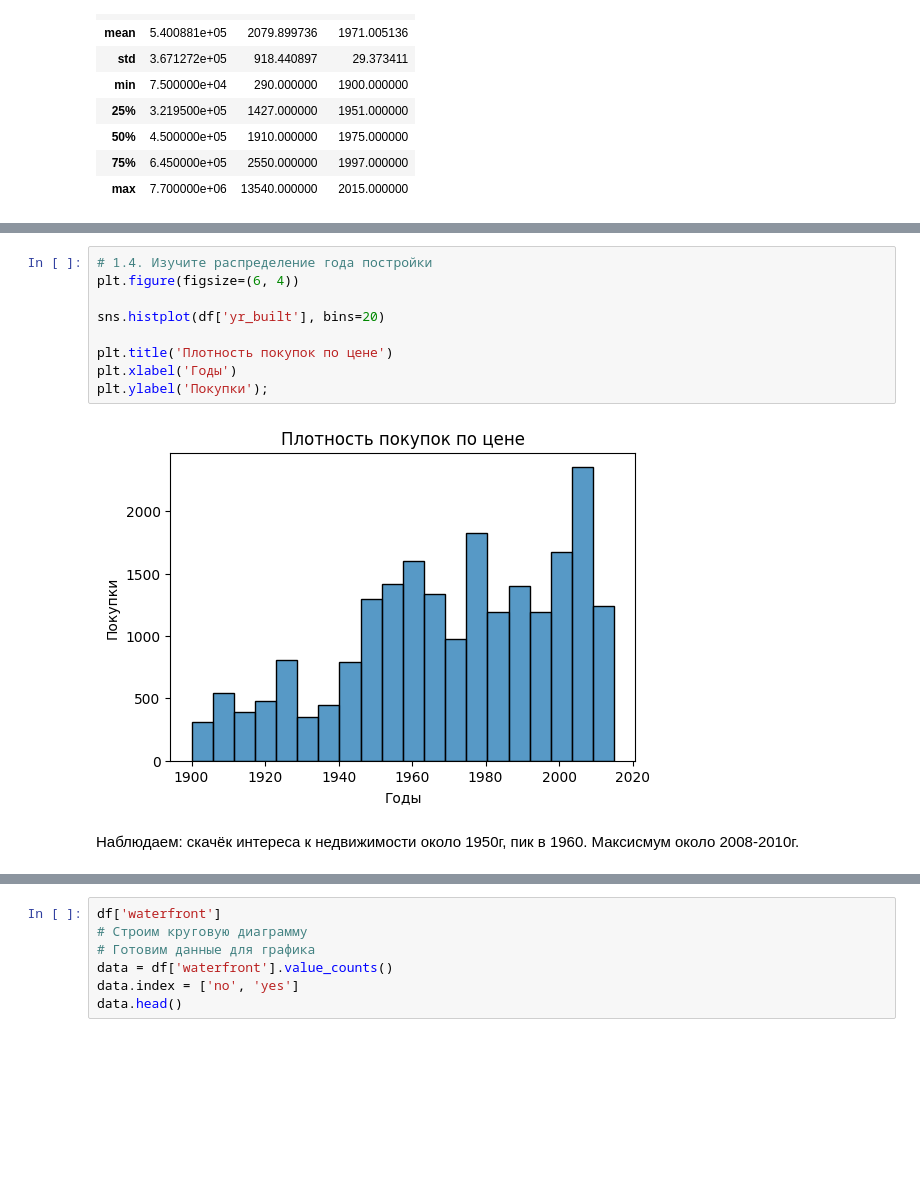
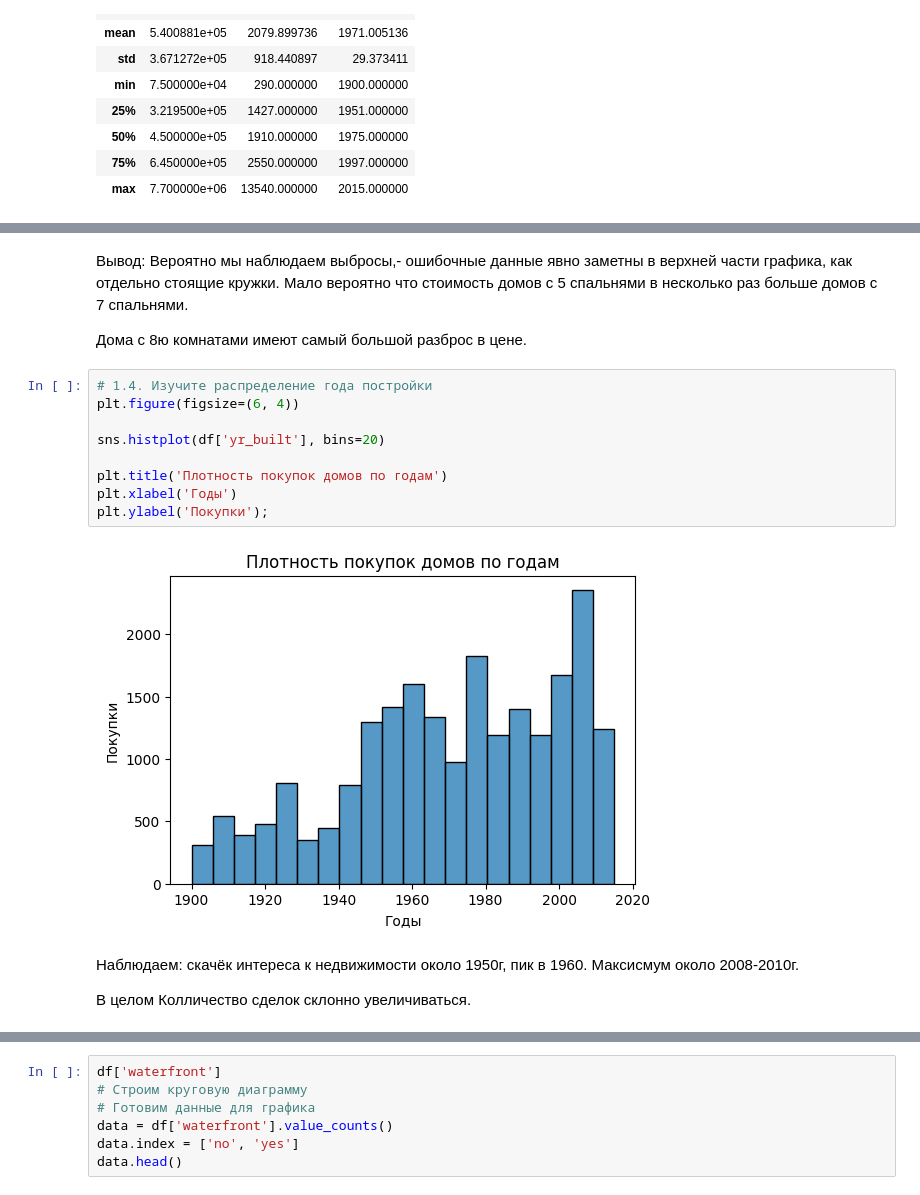
Before and after one commit to ArtemFilosofGB/PythonForAnalyst, a Jupyter notebook: Homework/Hw04/Homework04.ipynb, the cells around one changed output, grey strips where cells are left out. Cells and saved outputs as stored; diff of their text form; blank space fills up the shorter version.

```diff
--- a/Homework/Hw04/Homework04.ipynb
+++ b/Homework/Hw04/Homework04.ipynb
@@ -134,15 +149,21 @@ plt.ylabel('Полощадь');
+# %% [markdown]
+Вывод: Вероятно мы наблюдаем выбросы,- ошибочные данные явно заметны в верхней части графика, как отдельно стоящие кружки. Мало вероятно что стоимость домов с 5 спальнями в несколько раз больше домов с 7 спальнями.
+
+Дома с 8ю комнатами имеют самый большой разброс в цене.
 # %%
 # 1.4. Изучите распределение года постройки
 plt.figure(figsize=(6, 4))
 
 sns.histplot(df['yr_built'], bins=20)
 
-plt.title('Плотность покупок по цене')
+plt.title('Плотность покупок домов по годам')
 plt.xlabel('Годы')
 plt.ylabel('Покупки');
 # %% [output]
-[figure, old version]
+[figure, new version]
 # %% [markdown]
 Наблюдаем: скачёк интереса к недвижимости около 1950г, пик в 1960. Максисмум около 2008-2010г.
+
+В целом Колличество сделок склонно увеличиваться.
 # %% [markdown]
 Условие 2: 2 задача
```
Also changed, not shown: parts of 13 cells of this notebook.
